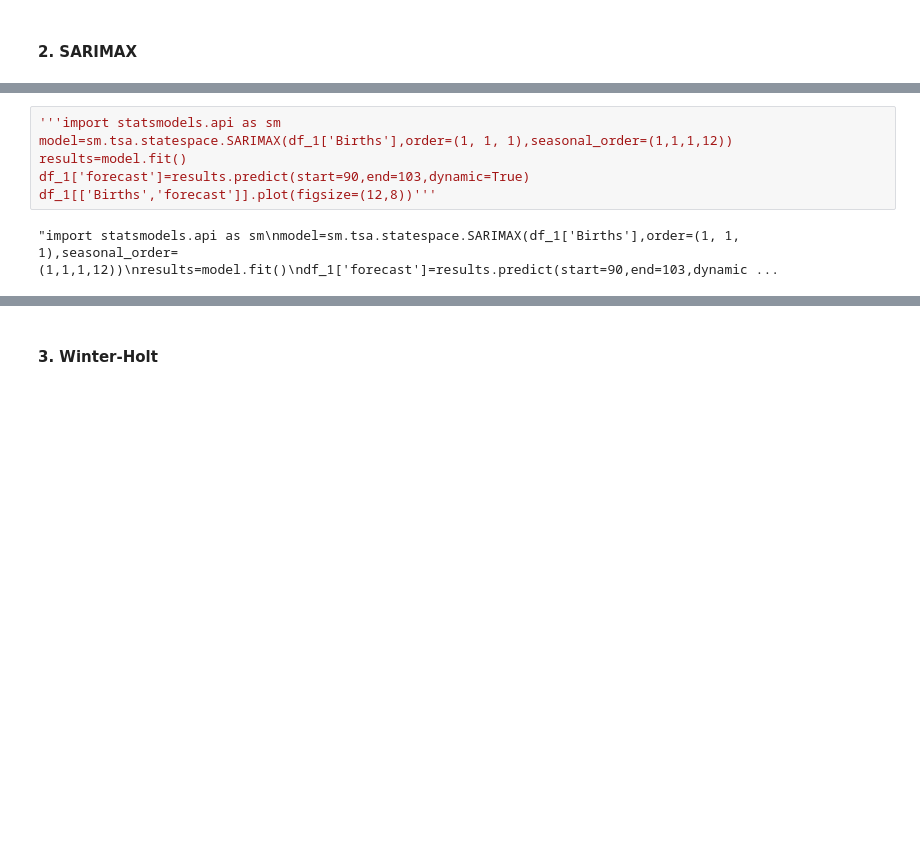
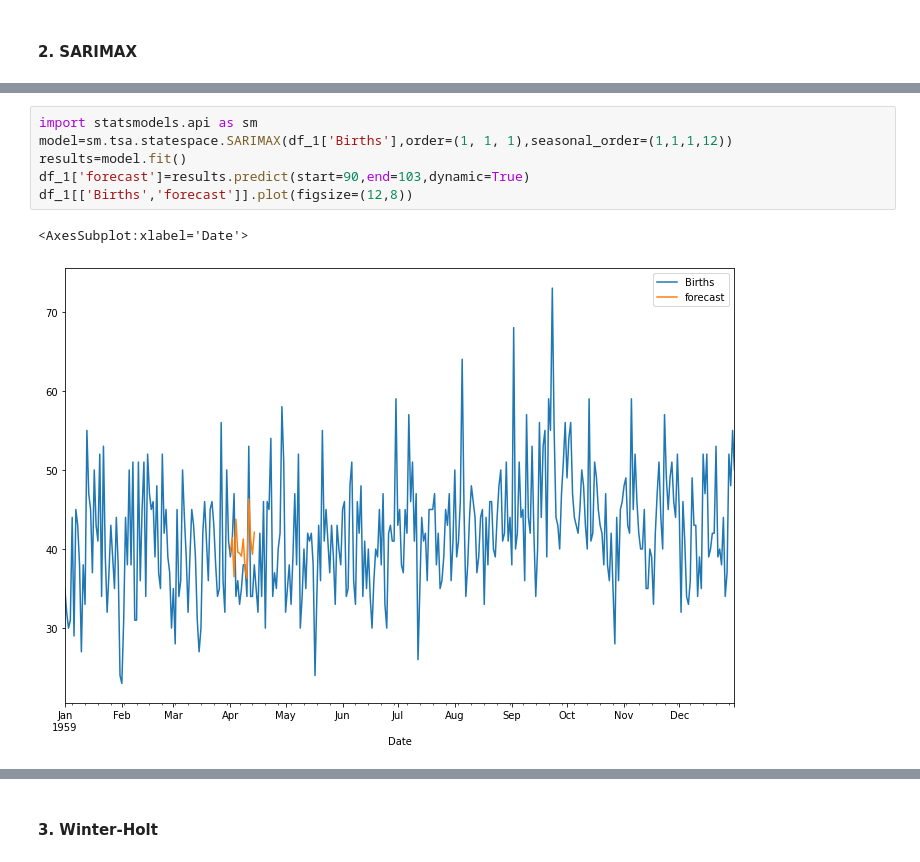
Before and after one commit to CamilaGO/Lab7-ds, a Jupyter notebook: Laboratorio 7 - Female Births.ipynb, the cells around one changed output, grey strips where cells are left out. Drawn from its saved outputs; the diff is of its cells as text; blank space fills up the shorter version.

```diff
--- a/Laboratorio 7 - Female Births.ipynb
+++ b/Laboratorio 7 - Female Births.ipynb
@@ -129,9 +125,10 @@ sarimax.plot_diagnostics(figsize=(15, 12))
 # %%
-'''import statsmodels.api as sm
+import statsmodels.api as sm
 model=sm.tsa.statespace.SARIMAX(df_1['Births'],order=(1, 1, 1),seasonal_order=(1,1,1,12))
 results=model.fit()
 df_1['forecast']=results.predict(start=90,end=103,dynamic=True)
-df_1[['Births','forecast']].plot(figsize=(12,8))'''
+df_1[['Births','forecast']].plot(figsize=(12,8))
 # %% [output]
-"import statsmodels.api as sm\nmodel=sm.tsa.statespace.SARIMAX(df_1['Births'],order=(1, 1, 1),seasonal_order=(1,1,1,12))\nresults=model.fit()\ndf_1['forecast']=results.predict(start=90,end=103,dynamic ...
+<AxesSubplot:xlabel='Date'>
+[figure, added]
 # %%
```
Also changed, not shown: parts of 17 cells of this notebook.
